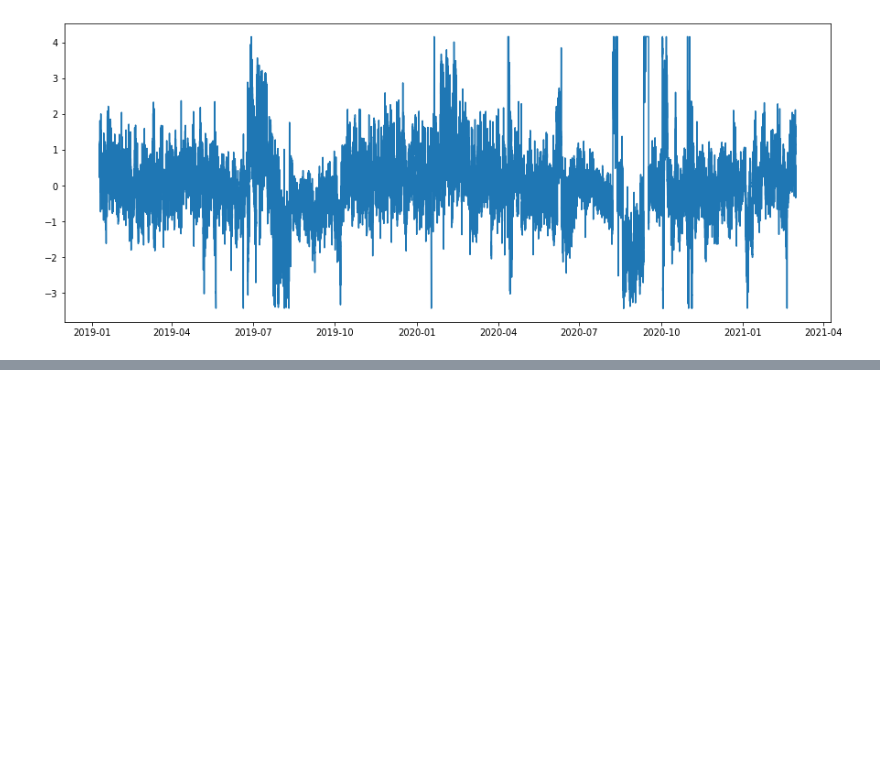
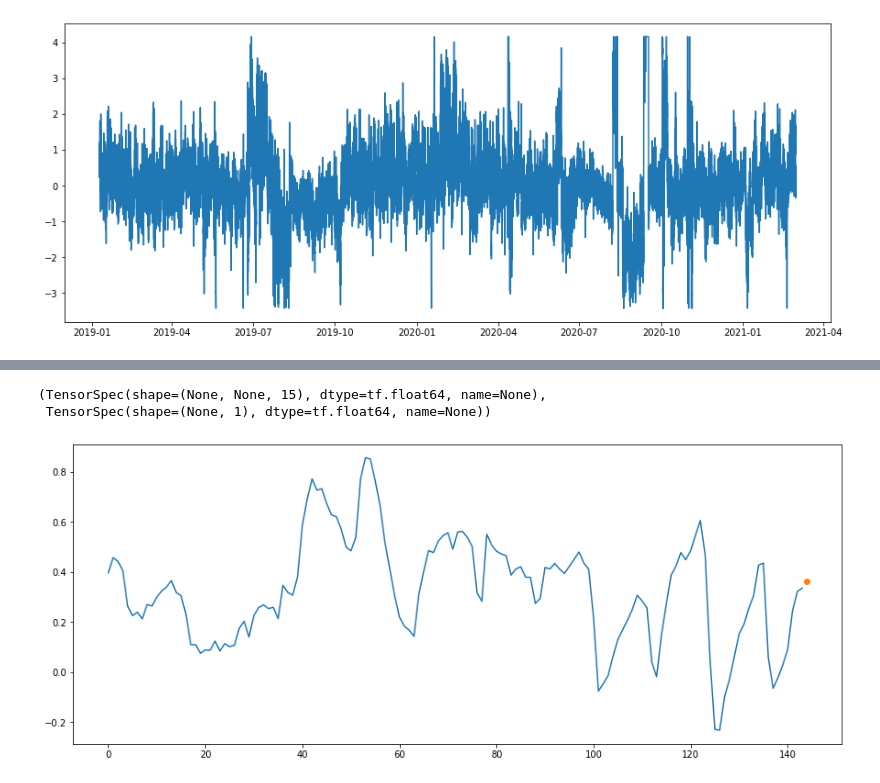
Before and after one commit to rodrigohpalmeirim/timeseries-forecast, a Jupyter notebook: imbalance_forecast.ipynb, the cells around one changed output, grey strips where cells are left out. Saved outputs shown, nothing was run; the diff lists cells and outputs as text; code cells hidden in the pictures; blank space fills up the shorter version.

Commit message:
add model, multistep forecasting and sample plotting

```diff
--- a/imbalance_forecast.ipynb
+++ b/imbalance_forecast.ipynb
@@ -56,7 +66,7 @@ sequence_length = 12 * 12 # 12 hours
 
 ds = tf.keras.utils.timeseries_dataset_from_array(
     data=df,
-    targets=df['y'][sequence_length:],
+    targets=df.iloc[sequence_length:][['y']],
     sequence_length=sequence_length,
     start_index=12 * 24, # exclude first day
     end_index=df.shape[0] - sequence_length - 1, # exclude last index
@@ -64,3 +74,14 @@ ds = tf.keras.utils.timeseries_dataset_from_array(
     shuffle=True,
     batch_size=32
 )
+
+ds.element_spec
+# %% [output]
+(TensorSpec(shape=(None, None, 15), dtype=tf.float64, name=None),
+ TensorSpec(shape=(None, 1), dtype=tf.float64, name=None))
+# %%
+for x, y in ds.take(1):
+    plt.plot(x[0, :, 6])
+    plt.plot(sequence_length, y[0], 'o')
+# %% [output]
+[figure, added]
```
Also changed, not shown: parts of 6 cells of this notebook.
